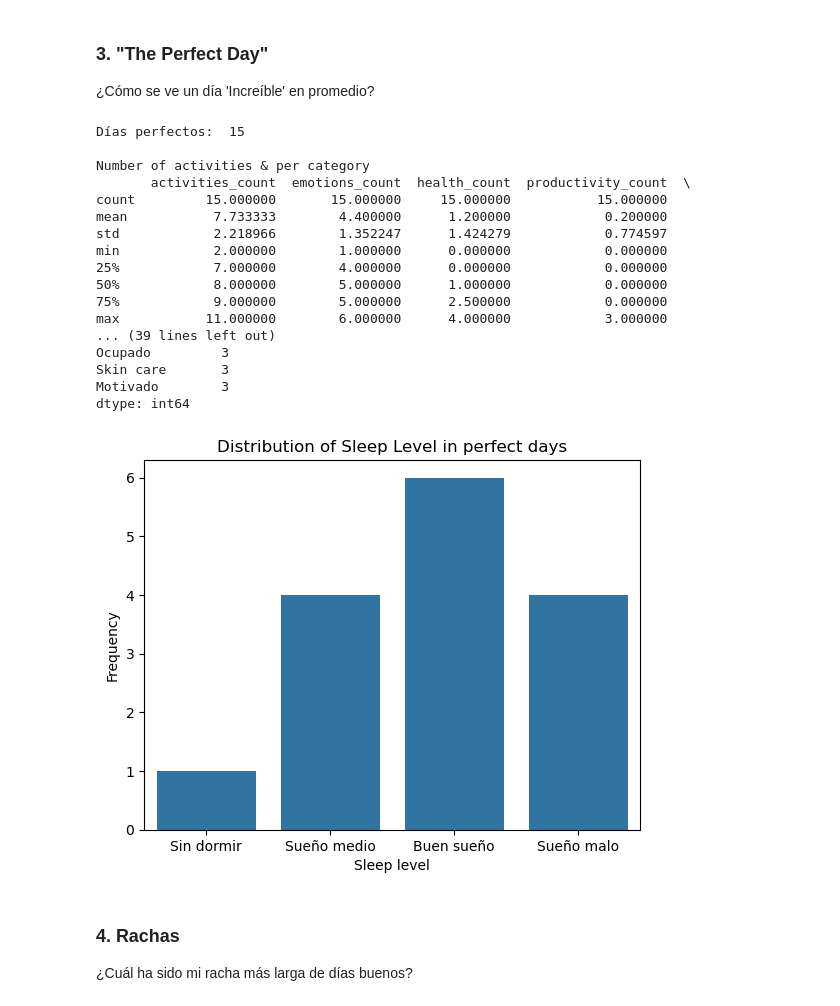
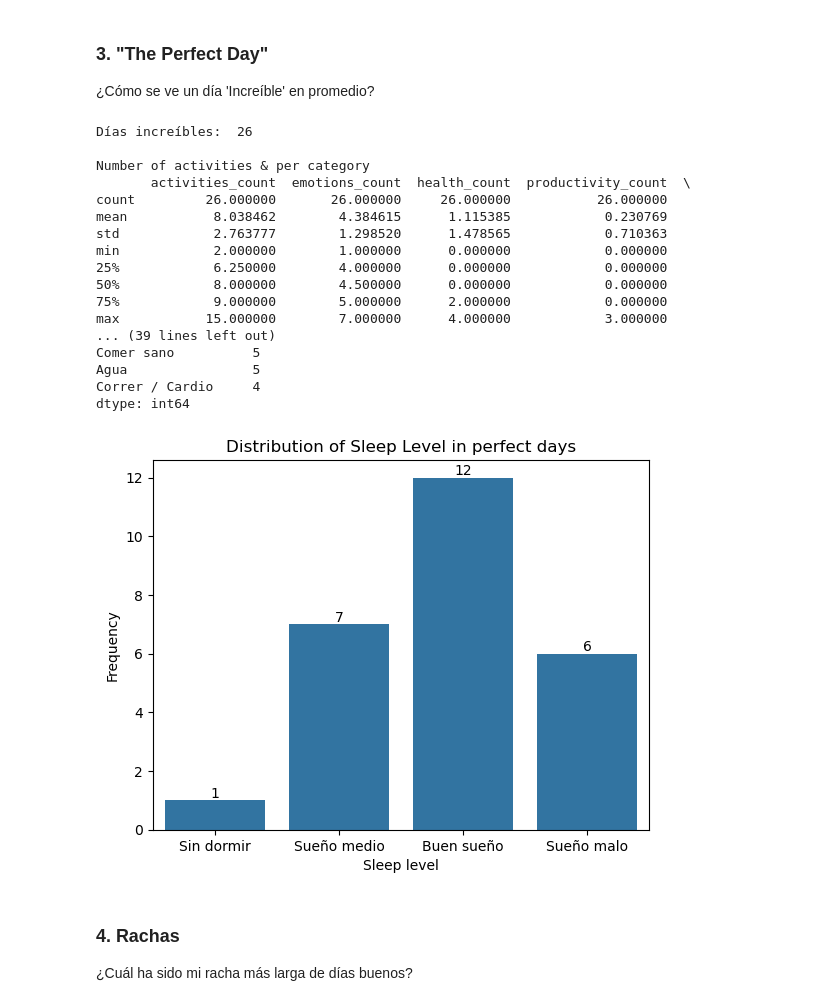
Before and after one commit to IsaiJesus/Feelings, a Jupyter notebook: notebooks/02_eda.ipynb, the cells around one changed output. Saved outputs shown, nothing was run; the diff lists cells and outputs as text; code cells hidden in the pictures.

```diff
--- a/notebooks/02_eda.ipynb
+++ b/notebooks/02_eda.ipynb
@@ -555,7 +589,7 @@ Insight: Los picos altos indican semanas caóticas (subidas y bajadas bruscas),
 # Filter only the best days
 perfect_days = df[df['mood'] == 'Increíble']
 
-print("Días perfectos: ", perfect_days.shape[0])
+print("Días increíbles: ", perfect_days.shape[0])
 
 # Describe the numeric columns for these specific days
 stats = perfect_days[[
@@ -575,33 +609,34 @@ top_activities = activities_subset.sum().sort_values(ascending=False)
 print("\nTop best activities")
 print(top_activities.head(15))
 # %% [output]
-Días perfectos:  15
+Días increíbles:  26
 
 Number of activities & per category
        activities_count  emotions_count  health_count  productivity_count  \
-count         15.000000       15.000000     15.000000           15.000000
-mean           7.733333        4.400000      1.200000            0.200000
-std            2.218966        1.352247      1.424279            0.774597
+count         26.000000       26.000000     26.000000           26.000000
+mean           8.038462        4.384615      1.115385            0.230769
+std            2.763777        1.298520      1.478565            0.710363
 min            2.000000        1.000000      0.000000            0.000000
-25%            7.000000        4.000000      0.000000            0.000000
-50%            8.000000        5.000000      1.000000            0.000000
-75%            9.000000        5.000000      2.500000            0.000000
-max           11.000000        6.000000      4.000000            3.000000
+25%            6.250000        4.000000      0.000000            0.000000
+50%            8.000000        4.500000      0.000000            0.000000
+75%            9.000000        5.000000      2.000000            0.000000
+max           15.000000        7.000000      4.000000            3.000000
 ... (39 lines left out)
-Ocupado         3
-Skin care       3
-Motivado        3
+Comer sano          5
+Agua                5
+Correr / Cardio     4
 dtype: int64
 # %%
-sns.countplot(perfect_days, x="sleep_level")
+ax = sns.countplot(perfect_days, x="sleep_level")
+ax.bar_label(ax.containers[0])
 
 plt.xlabel('Sleep level')
 plt.ylabel('Frequency')
 plt.title('Distribution of Sleep Level in perfect days')
 
 plt.show()
 # %% [output]
-[figure, old version]
+[figure, new version]
 # %% [markdown]
 ### 4. Rachas
 ¿Cuál ha sido mi racha más larga de días buenos?
```
Also changed, not shown: parts of 23 cells of this notebook, 7 other files.
